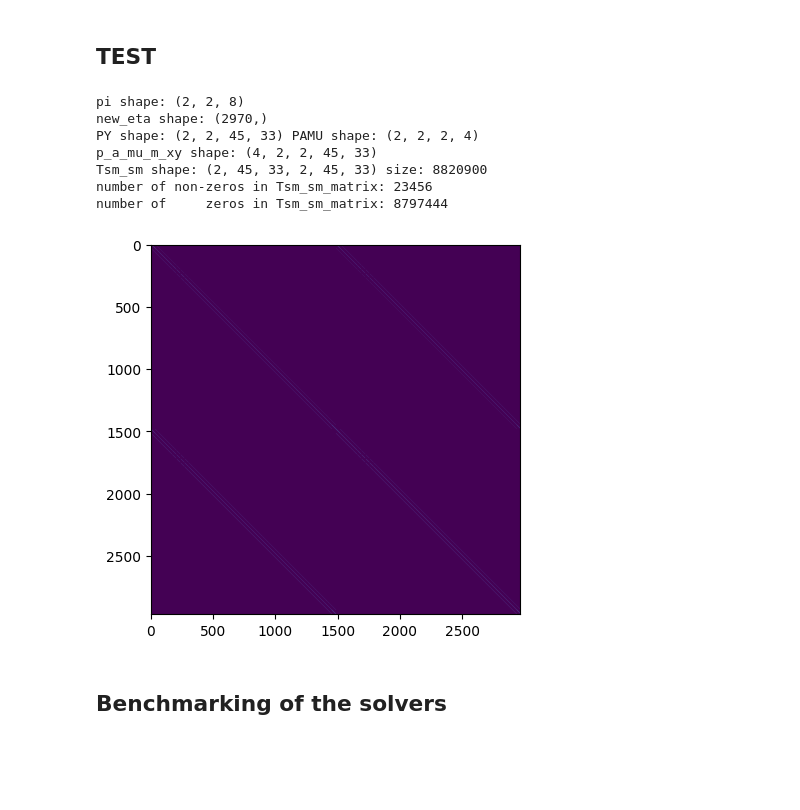
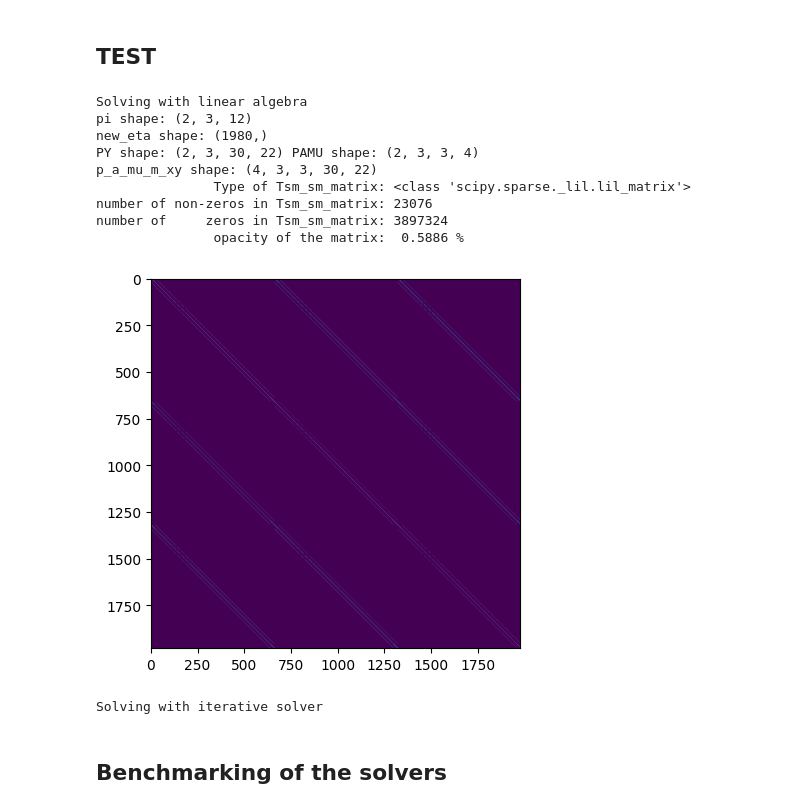
Before and after one commit to kyrellverano/Finite-Memory-Controller, a Jupyter notebook: FSC/FSC_NB/fake_inversion.ipynb, the cells around one changed output. Cells and saved outputs as stored; diff of their text form; code cells hidden in the pictures; blank space fills up the shorter version.

```diff
--- a/FSC/FSC_NB/fake_inversion.ipynb
+++ b/FSC/FSC_NB/fake_inversion.ipynb
@@ -126,7 +238,7 @@ def solution_test(eta,T,rho,gamma,plot=False):
 # %% [markdown]
 ## Functions to the $\eta$ with different libraries
 # %%
-def eta_petsc(Tsm_sm_matrix,gamma,M,Lx,Ly,rho0):
+def eta_petsc(Tsm_sm_matrix,gamma,M,Lx,Ly,rho0,ks_type,ps_type):
     """
     Solve linear system for eta using PETSc
     """
@@ -134,7 +246,7 @@ def eta_petsc(Tsm_sm_matrix,gamma,M,Lx,Ly,rho0):
     non_zeros_in_row = [np.nonzero(Tsm_sm_matrix[i,:])[0] for i in range(Tsm_sm_matrix.shape[0])]
     count_non_zeros_in_row = np.array([len(non_zeros_in_row[i]) for i in range(len(non_zeros_in_row))],dtype=np.int32)
 
-    # print('Number of non-zero elements per row: ', np.sum(count_non_zeros_in_row))
+    # print('Number of non-zero elements per row: ', count_non_zeros_in_row)
 
     # Create PETSc matrix
     A = PETSc.Mat()
@@ -163,18 +275,18 @@ def eta_petsc(Tsm_sm_matrix,gamma,M,Lx,Ly,rho0):
     # print('Matrix A assembled', A.size)
     # print(A.getInfo())
 
-    x, b =  PETSc.Vec().createSeq(M*Lx*Ly), PETSc.Vec().createSeq(M*Lx*Ly)
+    x, b =  A.getVecs()
     b.setValues(np.arange(rho0.shape[0],dtype=np.int32),rho0)
     b.assemble()
 
     # Start the solver
     ksp = PETSc.KSP().create()
     ksp.setOperators(A)
-    ksp.setType(PETSc.KSP.Type.RICHARDSON)
+    ksp.setType(ks_type)
     # ksp.setType('bcgs')
     # ksp.setConvergenceHistory()
-    # ksp.getPC().setType('none')
-    ksp.getPC().setType(PETSc.PC.Type.JACOBI)
+    ksp.getPC().setType(ps_type)
+    # ksp.getPC().setType(PETSc.PC.Type.JACOBI)
     # ksp.setFromOptions()
     ksp.setTolerances(rtol=1e-10)
     # ksp.setInitialGuessNonzero(True)
@@ -196,21 +308,6 @@ def eta_petsc(Tsm_sm_matrix,gamma,M,Lx,Ly,rho0):
     x.destroy()
 
     return eta
-
-# inv_sol, T = solve_eta(pi, PObs_lim, gamma, rho0, Lx, Ly, Lx0, Ly0, find_range,func_eta=eta_petsc)
-# print(type(inv_sol), inv_sol.shape, inv_sol.dtype, inv_sol.min(), inv_sol.max())
-# plt.imshow(inv_sol.reshape(M,Ly,Lx)[0])
-# plt.colorbar()
-# plt.show()
-# print('Solution test: ', solution_test(inv_sol,T,rho0,gamma))
-
-# inv_sol, T = solve_eta(pi, PObs_lim, gamma, rho0, Lx, Ly, Lx0, Ly0, find_range,func_eta=eta_torch_sol)
-# print(type(inv_sol), inv_sol.shape, inv_sol.dtype, inv_sol.min(), inv_sol.max())
-# plt.imshow(inv_sol.reshape(M,Ly,Lx)[0])
-# plt.colorbar()
-# plt.show()
-
-# print('Solution test: ', solution_test(inv_sol,T,rho0,gamma))
 # %%
 
 def eta_numpy(Tsm_sm_matrix,gamma,M,Lx,Ly,rho0):
@@ -341,40 +448,46 @@ def solve_eta(pi, PObs_lim, gamma, rho0, Lx, Ly, Lx0, Ly0, find_range,func_eta=e
 # %%
 
 
-M = 2 # O(10)
+M = 3 # O(10)
 O = 2 # 2/3
-dim_factor = 3
+dim_factor = 2
 Lx = 11 * dim_factor # O(100)-O(1000)
 Ly = 15 * dim_factor # O(100)-O(1000)
 a_size = 4
 
 # np.random.seed(33+33)
 
 pi = softmax( np.random.rand(O,M,M*a_size), 2)
 
 PObs_lim = np.random.rand(O, M*Lx*Ly)
 PObs_lim[1] = 1-PObs_lim[0]
+
 Lx0 = 5
 Ly0 = 7
 rho0 = np.random.rand(M*Lx*Ly)
 rho0[Lx:] = 0
 rho0 /= np.sum(rho0)
 eta0 = np.random.rand(M*Lx*Ly)
 gamma = 0.99
 find_range = 2.1
 tol = 1e-8
 
-inv_sol, T = solve_eta(pi, PObs_lim, gamma, rho0, Lx, Ly, Lx0, Ly0, find_range, verbose=True)
+print("Solving with linear algebra")
+inv_sol, T = solve_eta(pi, PObs_lim, gamma, rho0, Lx, Ly, Lx0, Ly0, find_range, verbose=True, func_eta=eta_scipy_sparce_solve)
+print("Solving with iterative solver")
 iter_sol = itsol(pi, PObs_lim, gamma, rho0, eta0, tol, Lx, Ly, Lx0, Ly0, find_range)
 # %% [output]
-pi shape: (2, 2, 8)
-new_eta shape: (2970,)
-PY shape: (2, 2, 45, 33) PAMU shape: (2, 2, 2, 4)
-p_a_mu_m_xy shape: (4, 2, 2, 45, 33)
-Tsm_sm shape: (2, 45, 33, 2, 45, 33) size: 8820900
-number of non-zeros in Tsm_sm_matrix: 23456
-number of     zeros in Tsm_sm_matrix: 8797444
+Solving with linear algebra
+pi shape: (2, 3, 12)
+new_eta shape: (1980,)
+PY shape: (2, 3, 30, 22) PAMU shape: (2, 3, 3, 4)
+p_a_mu_m_xy shape: (4, 3, 3, 30, 22)
+               Type of Tsm_sm_matrix: <class 'scipy.sparse._lil.lil_matrix'>
+number of non-zeros in Tsm_sm_matrix: 23076
+number of     zeros in Tsm_sm_matrix: 3897324
+               opacity of the matrix:  0.5886 %
-[figure, old version]
+[figure, new version]
+Solving with iterative solver
 # %% [markdown]
 ## Benchmarking of the solvers
 # %%
```
Also changed, not shown: parts of 11 cells of this notebook.
